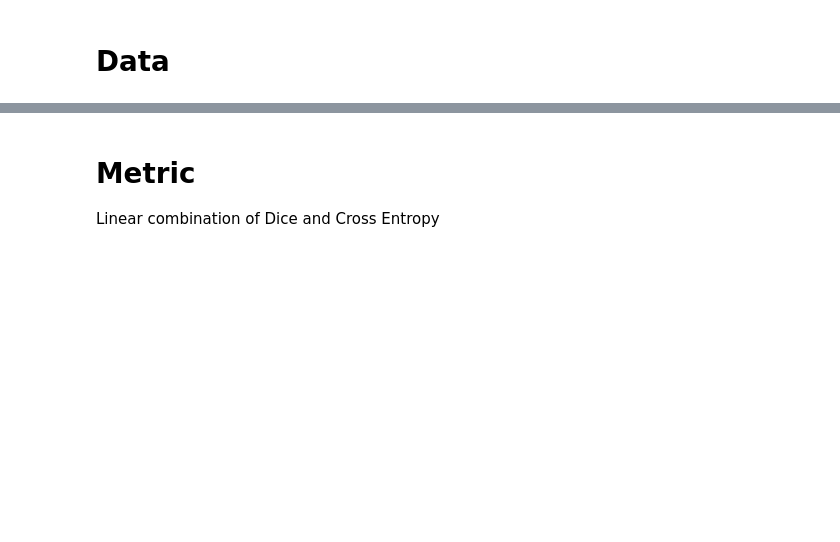
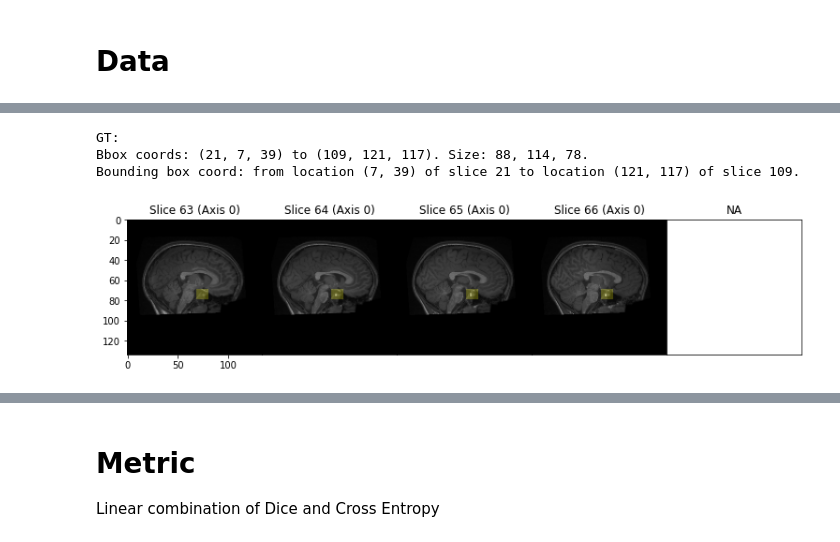
Before and after one commit to RGologorsky/DeepPit, a Jupyter notebook: 08b_nyu_multi_gpu_simple.ipynb, the cells around one changed output, grey strips where cells are left out. Cells and saved outputs as stored; diff of their text form; code cells hidden in the pictures; blank space fills up the shorter version.

Commit message:
data augs

```diff
--- a/08b_nyu_multi_gpu_simple.ipynb
+++ b/08b_nyu_multi_gpu_simple.ipynb
@@ -1,12 +1,22 @@
 # %%
 # DATALOADER PARAMS
-bs          = 20
+bs          = 4
 nepochs     = 30
 num_workers = 2
 
 # PREPROCESS (Isotropic, PadResize)
-iso       = 3
-maxs      = [87, 90, 90]
+# iso       = 3
+# maxs      = [87, 90, 90]
+
+iso       = 2
+maxs      = [130, 134, 134]
 
 # Train:Valid:Test = 60:20:20
-train_pct, valid_pct, test_pct = .60, .20, .20
+train_pct, valid_pct = .60, .20
+
+#train_pct, valid_pct = 100/335.0, 20/335.0
+
+test_pct = 1.0 - train_pct - valid_pct
+
+def pct2int(pct, tot=335): return int(pct * tot)
+print(f"Train/Valid/Test: {train_pct:0.2f} (n={pct2int(train_pct)}), {valid_pct:0.2f} (n={pct2int(valid_pct)}), {test_pct:0.2f} (n={pct2int(test_pct)})")
@@ -111,7 +140,7 @@ from helpers.viz import viz_axis
 # Get data dict
 data = {}
 folders = os.listdir(label_src)
-for folder in folders: data.update(get_data_dict(f"{label_src}/{folder}"))
+for folder in folders: data.update(get_data_dict_n4(f"{label_src}/{folder}"))
 
 # Convert data dict => items (path to MR, path to Segm tensor)
 items = list(data.values())
@@ -225,3 +181,8 @@ TODO augmentations.
+# %%
+# load standard scale
+save_loc = f"{deepPit_src}/saved_metadata/"
+standard_scale = torch.load(f"{save_loc}/nyul_udupa_standard_scale_335.pt")
+percs          = torch.load(f"{save_loc}/nyul_udupa_percs_335.pt")
 # %%
 # time it
 start = time.time()
@@ -231,13 +192,14 @@ start = time.time()
 #print(f"Training: {len(splits[0])}, Valid: {len(splits[1])}")
 
 # tfms
-tfms = [Iso(3), PadSz(maxs)]
+item_tfms  = [Iso(2), PadSz(maxs), PiecewiseHistScaling(landmark_percs=percs, standard_scale=standard_scale)]
+batch_tfms = [AddChannel(), MattAffineTfm(0.05)]
 
 # tls
-tls = TfmdLists(items, tfms, splits=(train_idxs, valid_idxs))
+tls = TfmdLists(items, item_tfms, splits=(train_idxs, valid_idxs))
 
 # dls
-dls = tls.dataloaders(bs=bs, after_batch=AddChannel(), num_workers=num_workers)
+dls = tls.dataloaders(bs=bs, after_batch=batch_tfms, num_workers=num_workers)
 
 # GPU
 dls = dls.cuda()
@@ -256,0 +273,7 @@ Elapsed time: 0.21906757354736328 s for 268 items
+# %%
+viz_bbox(img_out1.squeeze(), seg_out1.squeeze())
+# %% [output]
+GT:
+Bbox coords: (21, 7, 39) to (109, 121, 117). Size: 88, 114, 78.
+Bounding box coord: from location (7, 39) of slice 21 to location (121, 117) of slice 109.
+[figure, added]
```
Also changed, not shown: parts of 44 cells of this notebook, 14 other files.
